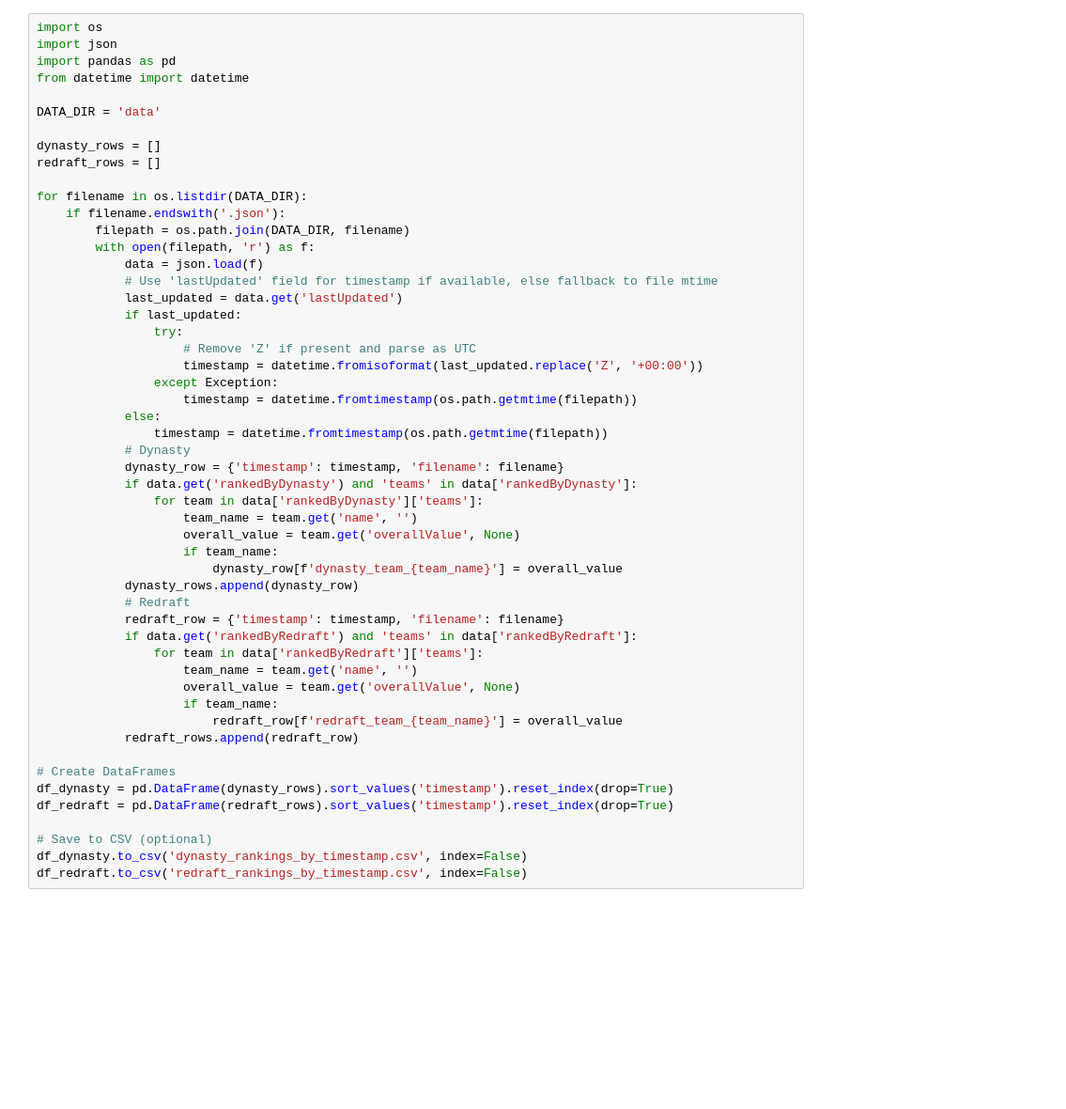
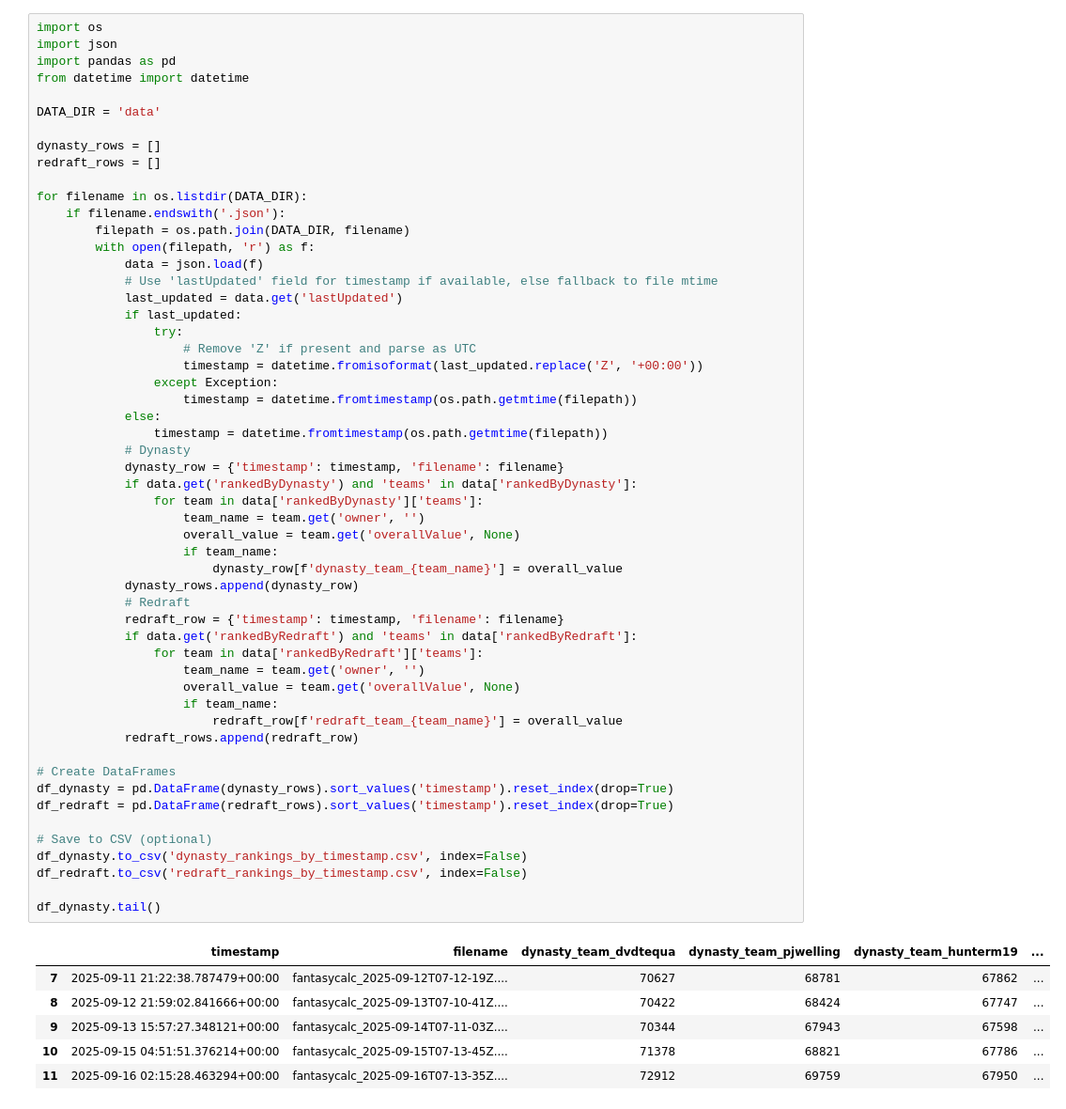
Before and after one commit to atran39/PauliesDynastyFF, a Jupyter notebook: data_visualization.ipynb, the cells around one changed output. Shown at 94% size. Cells and saved outputs as stored; diff of their text form; blank space fills up the shorter version.

```diff
--- a/data_visualization.ipynb
+++ b/data_visualization.ipynb
@@ -21,34 +21,43 @@ for filename in os.listdir(DATA_DIR):
                     # Remove 'Z' if present and parse as UTC
                     timestamp = datetime.fromisoformat(last_updated.replace('Z', '+00:00'))
                 except Exception:
                     timestamp = datetime.fromtimestamp(os.path.getmtime(filepath))
             else:
                 timestamp = datetime.fromtimestamp(os.path.getmtime(filepath))
             # Dynasty
             dynasty_row = {'timestamp': timestamp, 'filename': filename}
             if data.get('rankedByDynasty') and 'teams' in data['rankedByDynasty']:
                 for team in data['rankedByDynasty']['teams']:
-                    team_name = team.get('name', '')
+                    team_name = team.get('owner', '')
                     overall_value = team.get('overallValue', None)
                     if team_name:
                         dynasty_row[f'dynasty_team_{team_name}'] = overall_value
             dynasty_rows.append(dynasty_row)
             # Redraft
             redraft_row = {'timestamp': timestamp, 'filename': filename}
             if data.get('rankedByRedraft') and 'teams' in data['rankedByRedraft']:
                 for team in data['rankedByRedraft']['teams']:
-                    team_name = team.get('name', '')
+                    team_name = team.get('owner', '')
                     overall_value = team.get('overallValue', None)
                     if team_name:
                         redraft_row[f'redraft_team_{team_name}'] = overall_value
             redraft_rows.append(redraft_row)
 
 # Create DataFrames
 df_dynasty = pd.DataFrame(dynasty_rows).sort_values('timestamp').reset_index(drop=True)
 df_redraft = pd.DataFrame(redraft_rows).sort_values('timestamp').reset_index(drop=True)
 
 # Save to CSV (optional)
 df_dynasty.to_csv('dynasty_rankings_by_timestamp.csv', index=False)
 df_redraft.to_csv('redraft_rankings_by_timestamp.csv', index=False)
+
+df_dynasty.tail()
+# %% [output]
+|  | timestamp | filename | dynasty_team_dvdtequa | dynasty_team_pjwelling | dynasty_team_hunterm19 | ... |
+| 7 | 2025-09-11 21:22:38.787479+00:00 | fantasycalc_2025-09-12T07-12-19Z.... | 70627 | 68781 | 67862 | ... |
+| 8 | 2025-09-12 21:59:02.841666+00:00 | fantasycalc_2025-09-13T07-10-41Z.... | 70422 | 68424 | 67747 | ... |
+| 9 | 2025-09-13 15:57:27.348121+00:00 | fantasycalc_2025-09-14T07-11-03Z.... | 70344 | 67943 | 67598 | ... |
+| 10 | 2025-09-15 04:51:51.376214+00:00 | fantasycalc_2025-09-15T07-13-45Z.... | 71378 | 68821 | 67786 | ... |
+| 11 | 2025-09-16 02:15:28.463294+00:00 | fantasycalc_2025-09-16T07-13-35Z.... | 72912 | 69759 | 67950 | ... |
 # %%
 import matplotlib.pyplot as plt
```
Also changed, not shown: parts of 2 cells of this notebook.
